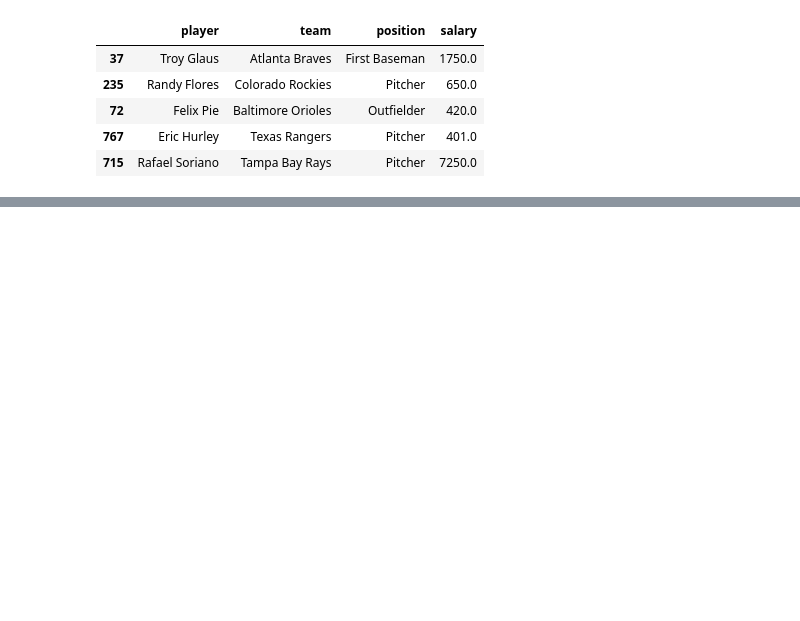
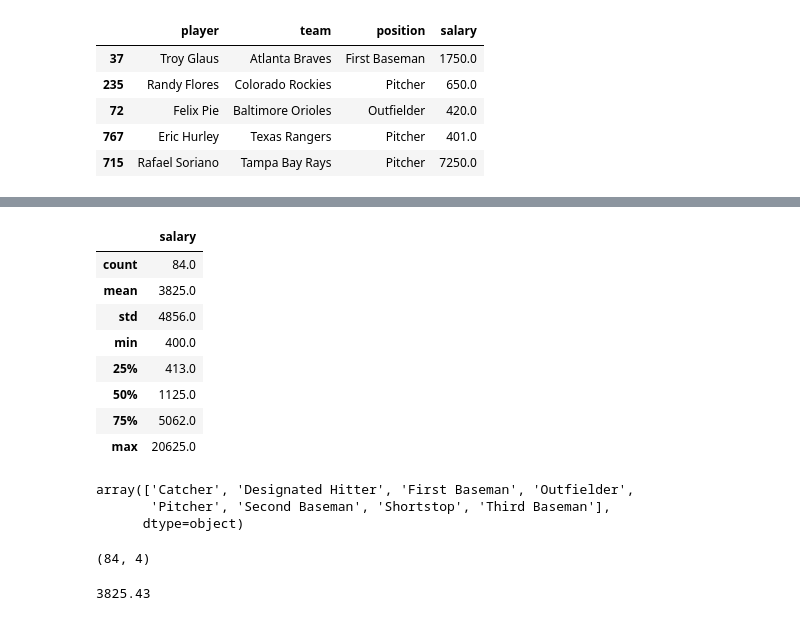
Before and after one commit to jesussantana/Sampling, a Jupyter notebook: notebooks/Sprint_6_Sampling.ipynb, the cells around one changed output, grey strips where cells are left out. Saved outputs shown, nothing was run; the diff lists cells and outputs as text; code cells hidden in the pictures; blank space fills up the shorter version.

```diff
--- a/notebooks/Sprint_6_Sampling.ipynb
+++ b/notebooks/Sprint_6_Sampling.ipynb
@@ -187,0 +207,26 @@ df_random_sample.head()
+# %%
+df_Stratified.describe().round()
+# %% [output]
+|  | salary |
+| count | 84.0 |
+| mean | 3825.0 |
+| std | 4856.0 |
+| min | 400.0 |
+| 25% | 413.0 |
+| 50% | 1125.0 |
+| 75% | 5062.0 |
+| max | 20625.0 |
+# %%
+df_Stratified.position.unique()
+# %% [output]
+array(['Catcher', 'Designated Hitter', 'First Baseman', 'Outfielder',
+       'Pitcher', 'Second Baseman', 'Shortstop', 'Third Baseman'],
+      dtype=object)
+# %%
+df_Stratified.shape
+# %% [output]
+(84, 4)
+# %%
+df_Stratified.salary.mean().round(2)
+# %% [output]
+3825.43
```
Also changed, not shown: parts of 14 cells of this notebook.
